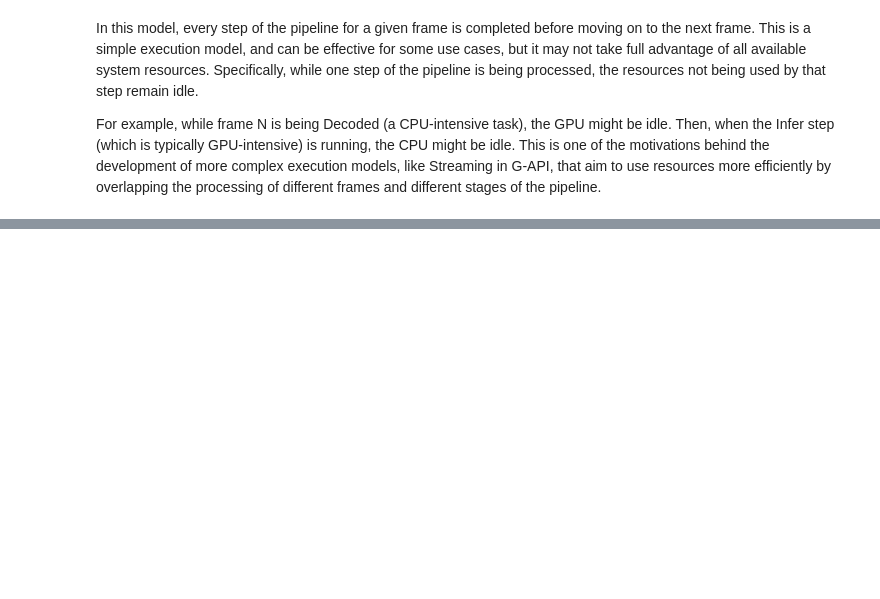
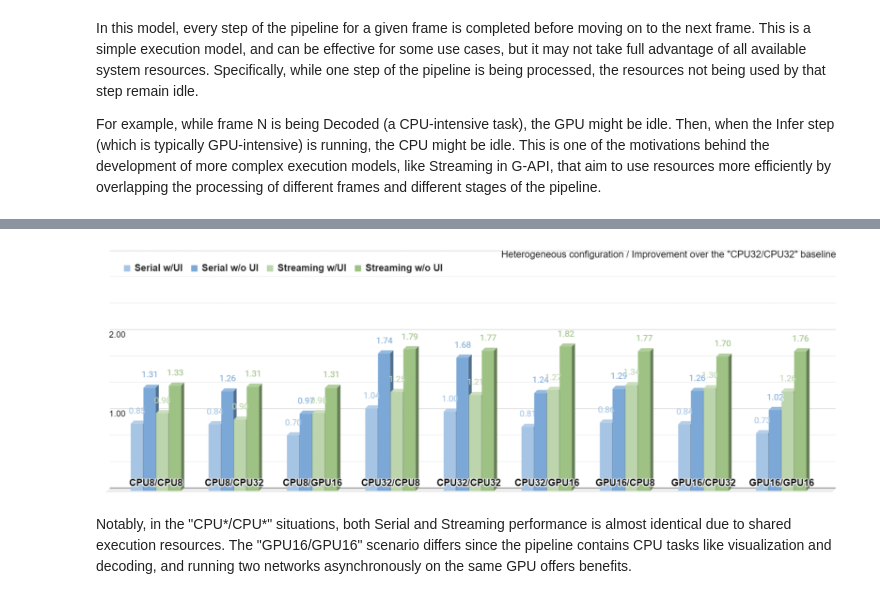
Before and after one commit to g-api-org/tutorials-py, a Jupyter notebook: chapter6.ipynb, the cells around one changed output, grey strips where cells are left out. Cells and saved outputs as stored; diff of their text form; code cells hidden in the pictures; blank space fills up the shorter version.

```diff
--- a/chapter6.ipynb
+++ b/chapter6.ipynb
@@ -48,0 +167,8 @@ For example, while frame N is being Decoded (a CPU-intensive task), the GPU migh
+# %%
+from IPython.display import Image
+image_path = '/Users/anna/tutorials-py/resources/streaming4.png'
+Image(filename=image_path)
+# %% [output]
+[figure, added]
+# %% [markdown]
+Notably, in the "CPU*/CPU*" situations, both Serial and Streaming performance is almost identical due to shared execution resources. The "GPU16/GPU16" scenario differs since the pipeline contains CPU tasks like visualization and decoding, and running two networks asynchronously on the same GPU offers benefits.
```
Also changed, not shown: parts of 10 cells of this notebook, 2 other files.
